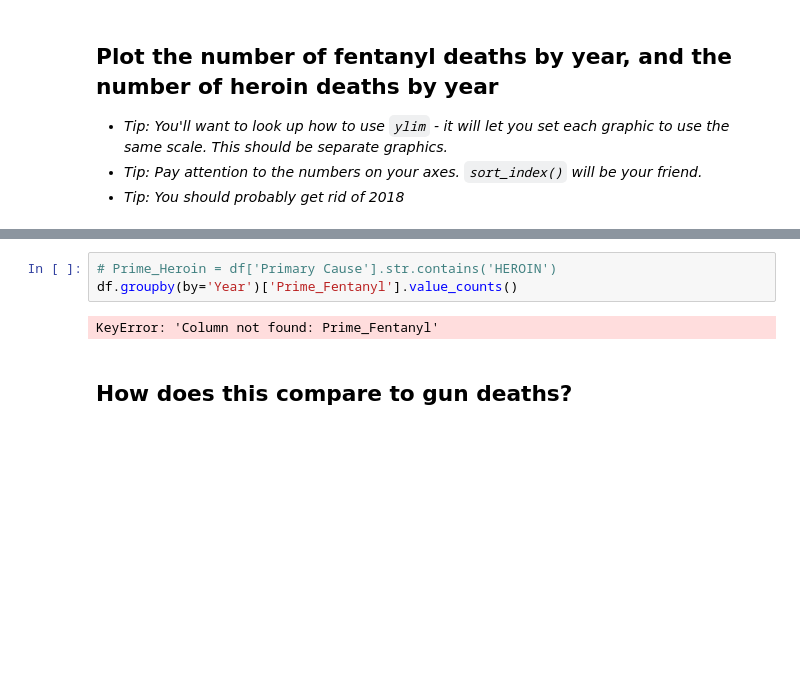
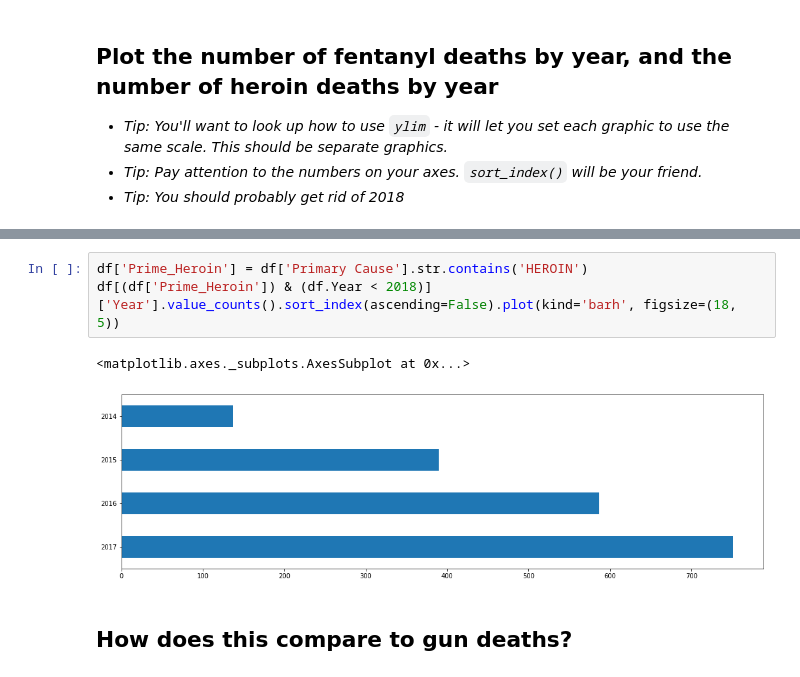
Before and after one commit to domhnallog/07-homework, a Jupyter notebook: 07-Medical-Examiner.ipynb, the cells around one changed output, grey strips where cells are left out. Saved outputs shown, nothing was run; the diff lists cells and outputs as text; blank space fills up the shorter version.

```diff
--- a/07-Medical-Examiner.ipynb
+++ b/07-Medical-Examiner.ipynb
@@ -729,7 +735,8 @@ Prime_Fentanyl = df['Primary Cause'].str.contains('FENTANYL')
 # %%
-# Prime_Heroin = df['Primary Cause'].str.contains('HEROIN')
-df.groupby(by='Year')['Prime_Fentanyl'].value_counts()
+df['Prime_Heroin'] = df['Primary Cause'].str.contains('HEROIN')
+df[(df['Prime_Heroin']) & (df.Year < 2018)]['Year'].value_counts().sort_index(ascending=False).plot(kind='barh', figsize=(18, 5))
 # %% [output]
-KeyError: 'Column not found: Prime_Fentanyl'
+<matplotlib.axes._subplots.AxesSubplot at 0x...>
+[figure, added]
 # %% [markdown]
 ## How does this compare to gun deaths?
```
Also changed, not shown: parts of 20 cells of this notebook.
